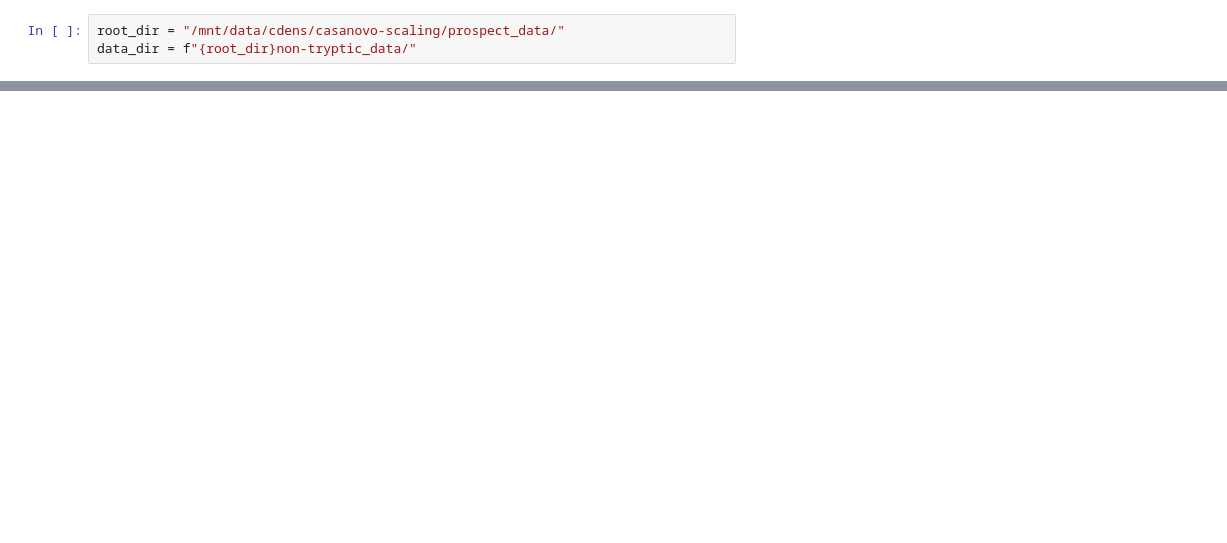
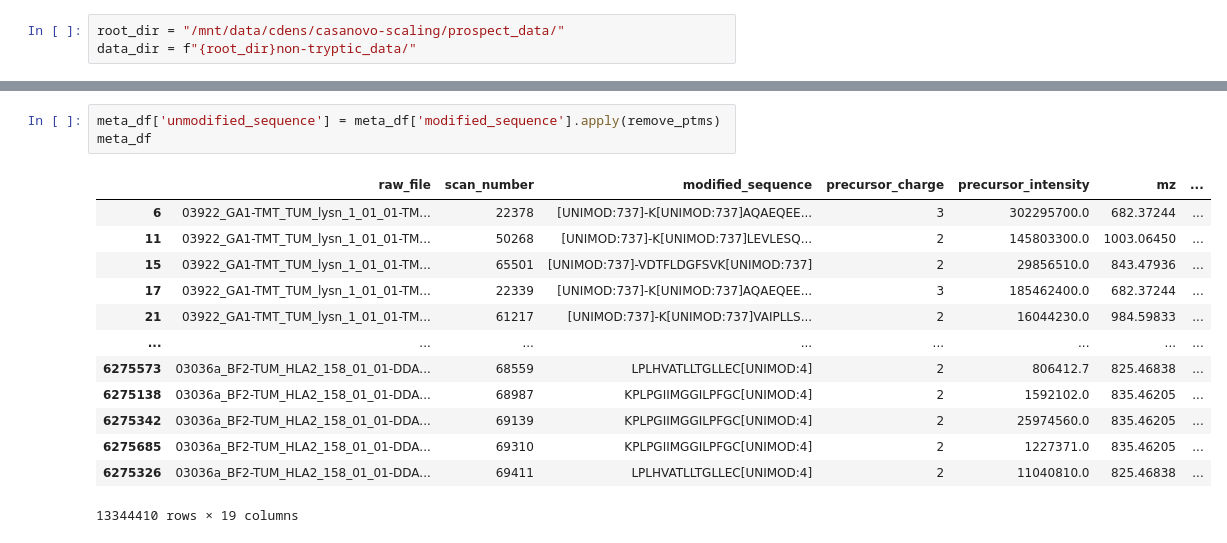
Before and after one commit to bittremieuxlab/casanovo-scaling, a Jupyter notebook: prospect_data/collect.ipynb, the cells around one changed output, grey strips where cells are left out. Drawn from its saved outputs; the diff is of its cells as text; blank space fills up the shorter version.

```diff
--- a/prospect_data/collect.ipynb
+++ b/prospect_data/collect.ipynb
@@ -53,0 +59,17 @@ print(len(meta_df['modified_sequence'].unique()))
+# %%
+meta_df['unmodified_sequence'] = meta_df['modified_sequence'].apply(remove_ptms)
+meta_df
+# %% [output]
+|  | raw_file | scan_number | modified_sequence | precursor_charge | precursor_intensity | mz | ... |
+| 6 | 03922_GA1-TMT_TUM_lysn_1_01_01-TM... | 22378 | [UNIMOD:737]-K[UNIMOD:737]AQAEQEE... | 3 | 302295700.0 | 682.37244 | ... |
+| 11 | 03922_GA1-TMT_TUM_lysn_1_01_01-TM... | 50268 | [UNIMOD:737]-K[UNIMOD:737]LEVLESQ... | 2 | 145803300.0 | 1003.06450 | ... |
+| 15 | 03922_GA1-TMT_TUM_lysn_1_01_01-TM... | 65501 | [UNIMOD:737]-VDTFLDGFSVK[UNIMOD:737] | 2 | 29856510.0 | 843.47936 | ... |
+| 17 | 03922_GA1-TMT_TUM_lysn_1_01_01-TM... | 22339 | [UNIMOD:737]-K[UNIMOD:737]AQAEQEE... | 3 | 185462400.0 | 682.37244 | ... |
+| 21 | 03922_GA1-TMT_TUM_lysn_1_01_01-TM... | 61217 | [UNIMOD:737]-K[UNIMOD:737]VAIPLLS... | 2 | 16044230.0 | 984.59833 | ... |
+| ... | ... | ... | ... | ... | ... | ... | ... |
+| 6275573 | 03036a_BF2-TUM_HLA2_158_01_01-DDA... | 68559 | LPLHVATLLTGLLEC[UNIMOD:4] | 2 | 806412.7 | 825.46838 | ... |
+| 6275138 | 03036a_BF2-TUM_HLA2_158_01_01-DDA... | 68987 | KPLPGIIMGGILPFGC[UNIMOD:4] | 2 | 1592102.0 | 835.46205 | ... |
+| 6275342 | 03036a_BF2-TUM_HLA2_158_01_01-DDA... | 69139 | KPLPGIIMGGILPFGC[UNIMOD:4] | 2 | 25974560.0 | 835.46205 | ... |
+| 6275685 | 03036a_BF2-TUM_HLA2_158_01_01-DDA... | 69310 | KPLPGIIMGGILPFGC[UNIMOD:4] | 2 | 1227371.0 | 835.46205 | ... |
+| 6275326 | 03036a_BF2-TUM_HLA2_158_01_01-DDA... | 69411 | LPLHVATLLTGLLEC[UNIMOD:4] | 2 | 11040810.0 | 825.46838 | ... |
+13344410 rows × 19 columns
```
Also changed, not shown: parts of 8 cells of this notebook.
